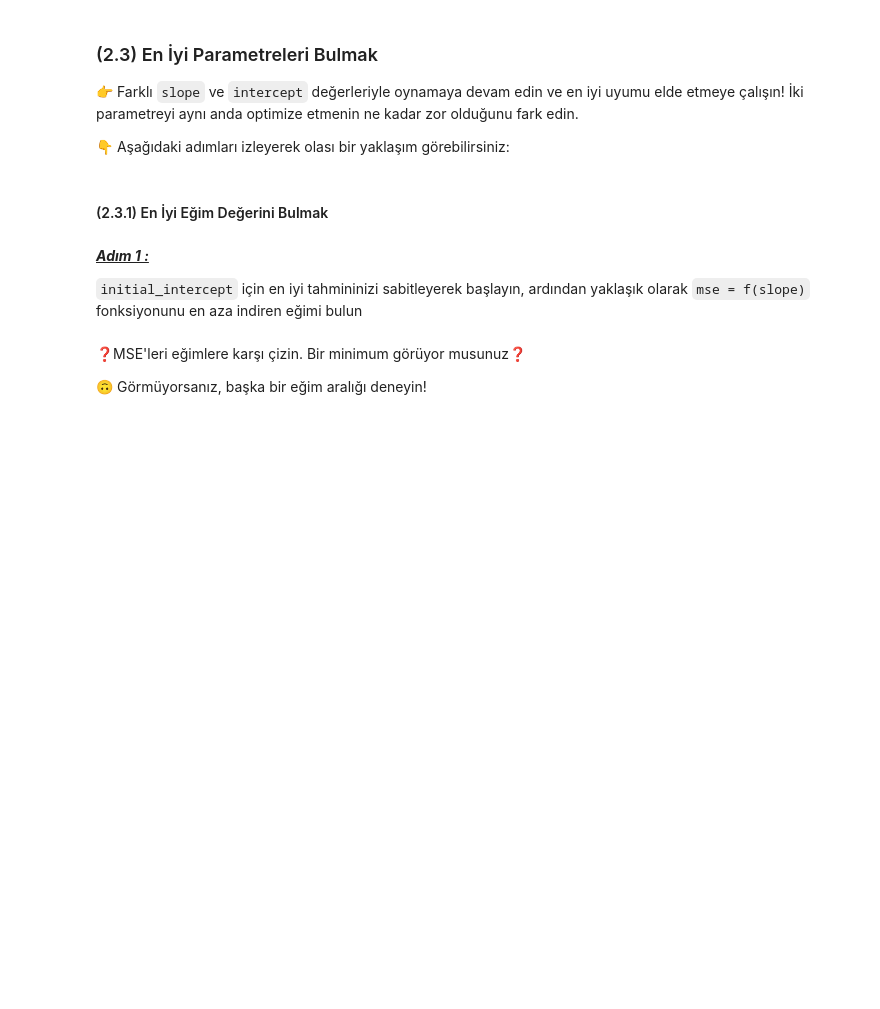
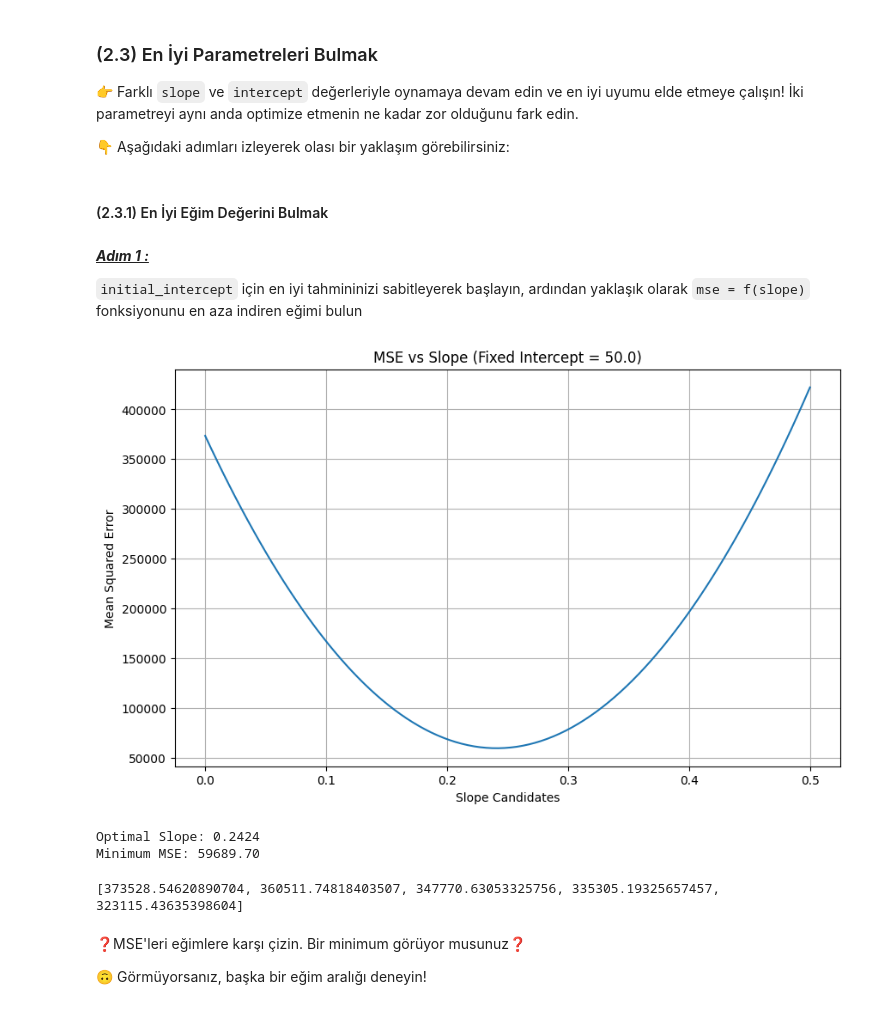
Before and after one commit to inurekici/data-real-estate-advanced-estimator, a Jupyter notebook: 02-real_estate_advanced_estimator.ipynb, the cells around one changed output. Cells and saved outputs as stored; diff of their text form; code cells hidden in the pictures; blank space fills up the shorter version.

```diff
--- a/02-real_estate_advanced_estimator.ipynb
+++ b/02-real_estate_advanced_estimator.ipynb
@@ -278,10 +315,24 @@ def compute_squared_errors(slope, intercept, surfaces, prices):
 
 
 ❓ `mse` fonksiyonunu oluşturun, bu fonksiyon `squared_errors` fonksiyonundan dönen dizinin ortalamasını döndürmeli. ❓
-# %%
-def compute_mse(slope, intercept, surfaces, prices):
-    '''TODO: Return the mean of the array contained in squared_errors as a float.'''
-    pass  # YOUR CODE HERE
+# %%
+def compute_mse(slope, intercept, surfaces, prices):
+    """
+    Computes the Mean Squared Error (MSE) for a linear model.
+
+    Example:
+    >>> compute_mse(0.25, 50, flats['surface'], flats['price'])
+    """
+
+    squared_errors = compute_squared_errors(slope, intercept, surfaces, prices)
+
+    mse = float(np.mean(squared_errors))
+
+    return mse
+
+# Örnek kullanım:
+# current_mse = compute_mse(0.25, 60, flats['surface'], flats['price'])
+# print(f"Current Model Error (MSE): {current_mse}")
 # %% [markdown]
 👉 _(2.1) Görsel yaklaşım_ bölümünde, "en iyi doğruyu" yani en iyi `(slope, intercept)` çiftini görsel olarak tahmin etmeye çalıştınız.
 
@@ -306,3 +364,4 @@ def compute_mse(slope, intercept, surfaces, prices):
 `initial_intercept` için en iyi tahmininizi sabitleyerek başlayın, ardından yaklaşık olarak `mse = f(slope)` fonksiyonunu en aza indiren eğimi bulun
 # %%
 # Define an initial_intercept, for instance, we may suppose there is always a small transaction fee even for very small flats
+initial_intercept = 50.0
@@ -311,5 +368,34 @@ def compute_mse(slope, intercept, surfaces, prices):
+# %%
+# Create a range of 100 slopes that contains what you believe is the optimal slope (hint: np.linspace())
+slopes = np.linspace(0.0, 0.5, 100)
+
+mse_values = [compute_mse(s, initial_intercept, flats['surface'], flats['price']) for s in slopes]
+
+plt.figure(figsize=(10, 6))
+plt.plot(slopes, mse_values)
+plt.title(f'MSE vs Slope (Fixed Intercept = {initial_intercept})')
+plt.xlabel('Slope Candidates')
+plt.ylabel('Mean Squared Error')
+plt.grid(True)
+plt.show()
+
+best_slope_index = np.argmin(mse_values)
+best_slope = slopes[best_slope_index]
+min_mse = mse_values[best_slope_index]
+
+print(f"Optimal Slope: {best_slope:.4f}")
+print(f"Minimum MSE: {min_mse:.2f}")
+# %% [output]
+[figure, added]
+Optimal Slope: 0.2424
+Minimum MSE: 59689.70
 # %%
 # Create the list of MSEs for each slope value
+mse_values = [compute_mse(s, initial_intercept, flats['surface'], flats['price']) for s in slopes]
+
+print(mse_values[:5])
+# %% [output]
+[373528.54620890704, 360511.74818403507, 347770.63053325756, 335305.19325657457, 323115.43635398604]
 # %% [markdown]
 ❓MSE'leri eğimlere karşı çizin. Bir minimum görüyor musunuz❓
 
```
Also changed, not shown: parts of 33 cells of this notebook.
